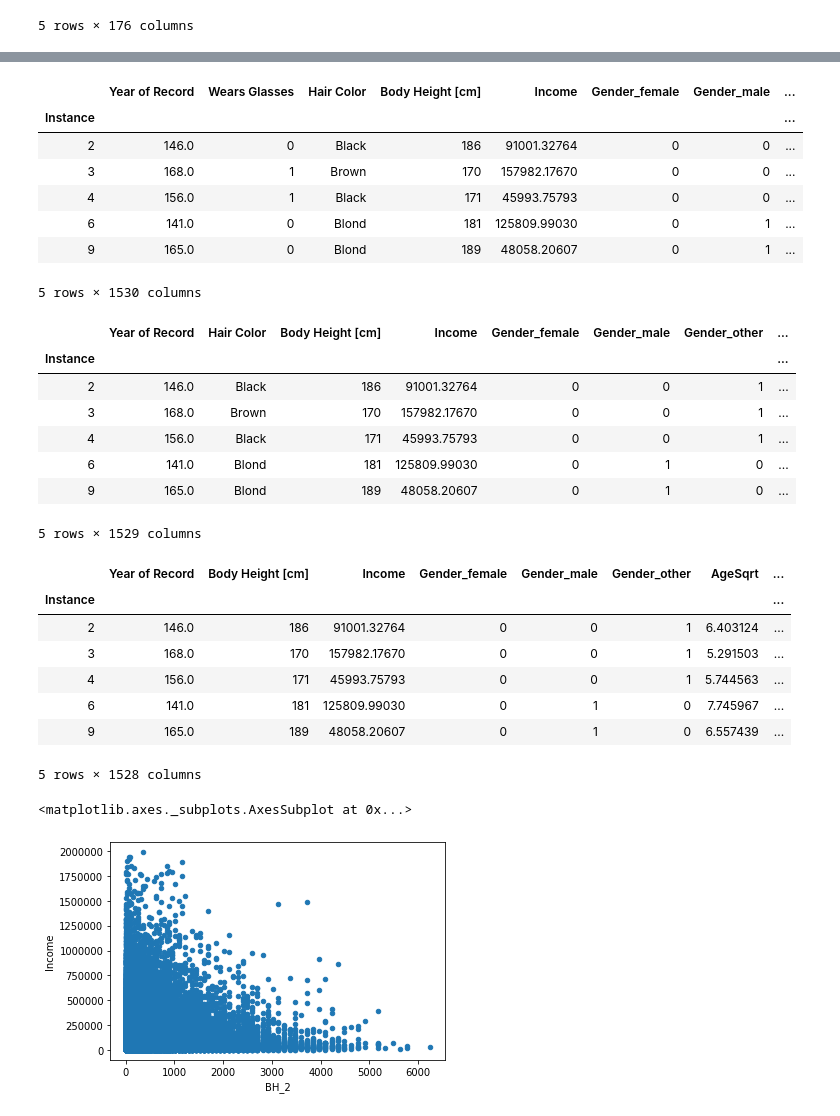
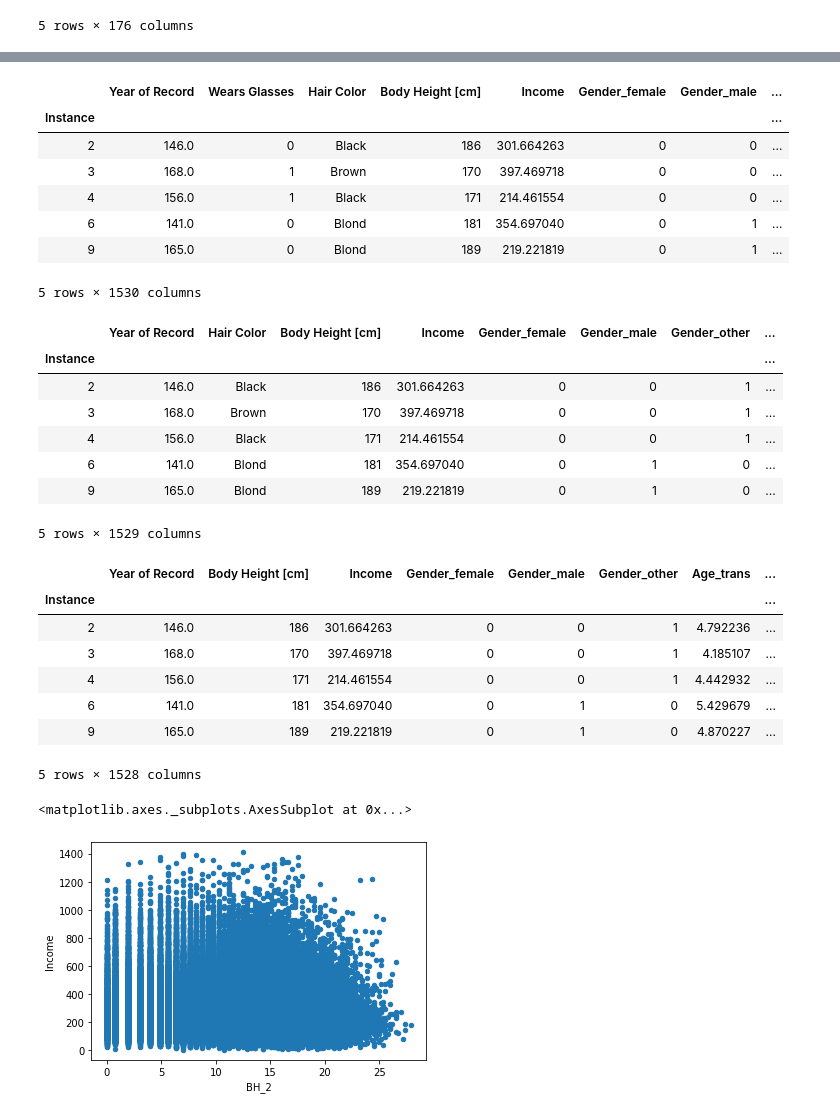
Before and after one commit to tannineo/cs7cs4-indi-comp, a Jupyter notebook: 20191014/training.ipynb, the cells around one changed output, grey strips where cells are left out. Saved outputs shown, nothing was run; the diff lists cells and outputs as text; code cells hidden in the pictures.

```diff
--- a/20191014/training.ipynb
+++ b/20191014/training.ipynb
@@ -27,6 +32,8 @@ training_data_df = training_data_df.drop(training_data_df[training_data_df['Inco
 training_data_df = training_data_df.drop(training_data_df[training_data_df['Body Height [cm]'] < 100].index)
 training_data_df = training_data_df.drop(training_data_df[training_data_df['Body Height [cm]'] > 250].index)
 
+training_data_df['Income'] = training_data_df['Income'].map(lambda inc: np.sqrt(np.abs(inc)))
+
 training_data_df.shape
 # %% [output]
 (89048, 11)
@@ -103,9 +110,17 @@ total_data_df.head()
 | 6 | 141.0 | 60.0 | Liberia | 56080 | senior security analyst | Bachelor | 0 | ... |
 | 9 | 165.0 | 43.0 | South Sudan | 85333 | intergovernmental outreach coordi... | No | 0 | ... |
 # %%
+# total_data_df['Age'].fillna(35, inplace=True)
+# total_data_df['AgeSqrt'] = total_data_df['Age'].map(lambda a: np.sqrt(a))
+# total_data_df.drop('Age', axis = 1, inplace = True)
+# total_data_df[:train_bound].plot.scatter(x='AgeSqrt', y = 'Income')
+
 total_data_df['Age'].fillna(35, inplace=True)
-total_data_df['AgeSqrt'] = total_data_df['Age'].map(lambda a: np.sqrt(a))
+
+trans = preprocessing.PowerTransformer(method='box-cox', standardize=False)
+total_data_df['Age_trans'] = trans.fit_transform(total_data_df[['Age']])
 total_data_df.drop('Age', axis = 1, inplace = True)
-total_data_df[:train_bound].plot.scatter(x='AgeSqrt', y = 'Income')
+
+total_data_df[:train_bound].plot.scatter(x='Age_trans', y = 'Income')
 # %% [output]
 <matplotlib.axes._subplots.AxesSubplot at 0x...>
@@ -127,6 +142,11 @@ total_data_df.head()
 | 9 | 165.0 | 85333 | intergovernmental outreach coordi... | No | 0 | Blond | ... |
 5 rows × 176 columns
 # %%
+total_data_df['SoC_8e6_1'] = total_data_df['Size of City'].map(lambda soc: soc if soc < 8e6 else 0.1)
+total_data_df['SoC_8e6_2'] = total_data_df['Size of City'].map(lambda soc: soc if soc > 8e6 else 0.1)
+total_data_df.drop('Size of City', axis = 1, inplace = True)
 
-total_data_df['SoC_8e6_1'] = total_data_df['Size of City'].map(lambda soc: soc if soc < 8e6 else 0)
-total_data_df['SoC_8e6_2'] = total_data_df['Size of City'].map(lambda soc: soc if soc > 8e6 else 0)
+trans = preprocessing.PowerTransformer(method='yeo-johnson', standardize=False)
+total_data_df['SoC_8e6_1'] = trans.fit_transform(total_data_df[['SoC_8e6_1']])
+
+total_data_df[:train_bound].plot.scatter(x='SoC_8e6_1', y = 'Income')
@@ -133,6 +155,0 @@ total_data_df['SoC_8e6_2'] = total_data_df['Size of City'].map(lambda soc: soc i
-# %%
-total_data_df['SoC_8e6_1'] = total_data_df['Size of City'].map(lambda soc: soc if soc < 8e6 else 0)
-total_data_df['SoC_8e6_2'] = total_data_df['Size of City'].map(lambda soc: soc if soc > 8e6 else 0)
-total_data_df.drop('Size of City', axis = 1, inplace = True)
-
-total_data_df.head()
@@ -174,11 +182,11 @@ total_data_df.head()
 # %% [output]
 |  | Year of Record | Wears Glasses | Hair Color | Body Height [cm] | Income | Gender_female | Gender_male | ... |
 | Instance |  |  |  |  |  |  |  | ... |
-| 2 | 146.0 | 0 | Black | 186 | 91001.32764 | 0 | 0 | ... |
-| 3 | 168.0 | 1 | Brown | 170 | 157982.17670 | 0 | 0 | ... |
-| 4 | 156.0 | 1 | Black | 171 | 45993.75793 | 0 | 0 | ... |
-| 6 | 141.0 | 0 | Blond | 181 | 125809.99030 | 0 | 1 | ... |
-| 9 | 165.0 | 0 | Blond | 189 | 48058.20607 | 0 | 1 | ... |
+| 2 | 146.0 | 0 | Black | 186 | 301.664263 | 0 | 0 | ... |
+| 3 | 168.0 | 1 | Brown | 170 | 397.469718 | 0 | 0 | ... |
+| 4 | 156.0 | 1 | Black | 171 | 214.461554 | 0 | 0 | ... |
+| 6 | 141.0 | 0 | Blond | 181 | 354.697040 | 0 | 1 | ... |
+| 9 | 165.0 | 0 | Blond | 189 | 219.221819 | 0 | 1 | ... |
 5 rows × 1530 columns
 # %%
 # dummies = pd.get_dummies(total_data_df['Wears Glasses'], prefix = 'WG')
@@ -192,11 +200,11 @@ total_data_df.head()
 # %% [output]
 |  | Year of Record | Hair Color | Body Height [cm] | Income | Gender_female | Gender_male | Gender_other | ... |
 | Instance |  |  |  |  |  |  |  | ... |
-| 2 | 146.0 | Black | 186 | 91001.32764 | 0 | 0 | 1 | ... |
-| 3 | 168.0 | Brown | 170 | 157982.17670 | 0 | 0 | 1 | ... |
-| 4 | 156.0 | Black | 171 | 45993.75793 | 0 | 0 | 1 | ... |
-| 6 | 141.0 | Blond | 181 | 125809.99030 | 0 | 1 | 0 | ... |
-| 9 | 165.0 | Blond | 189 | 48058.20607 | 0 | 1 | 0 | ... |
+| 2 | 146.0 | Black | 186 | 301.664263 | 0 | 0 | 1 | ... |
+| 3 | 168.0 | Brown | 170 | 397.469718 | 0 | 0 | 1 | ... |
+| 4 | 156.0 | Black | 171 | 214.461554 | 0 | 0 | 1 | ... |
+| 6 | 141.0 | Blond | 181 | 354.697040 | 0 | 1 | 0 | ... |
+| 9 | 165.0 | Blond | 189 | 219.221819 | 0 | 1 | 0 | ... |
 5 rows × 1529 columns
 # %%
 # total_data_df['Hair Color'].fillna('unknown', inplace = True)
@@ -211,18 +219,22 @@ total_data_df.drop('Hair Color', axis = 1, inplace = True)
 
 total_data_df.head()
 # %% [output]
-|  | Year of Record | Body Height [cm] | Income | Gender_female | Gender_male | Gender_other | AgeSqrt | ... |
+|  | Year of Record | Body Height [cm] | Income | Gender_female | Gender_male | Gender_other | Age_trans | ... |
 | Instance |  |  |  |  |  |  |  | ... |
-| 2 | 146.0 | 186 | 91001.32764 | 0 | 0 | 1 | 6.403124 | ... |
-| 3 | 168.0 | 170 | 157982.17670 | 0 | 0 | 1 | 5.291503 | ... |
-| 4 | 156.0 | 171 | 45993.75793 | 0 | 0 | 1 | 5.744563 | ... |
-| 6 | 141.0 | 181 | 125809.99030 | 0 | 1 | 0 | 7.745967 | ... |
-| 9 | 165.0 | 189 | 48058.20607 | 0 | 1 | 0 | 6.557439 | ... |
+| 2 | 146.0 | 186 | 301.664263 | 0 | 0 | 1 | 4.792236 | ... |
+| 3 | 168.0 | 170 | 397.469718 | 0 | 0 | 1 | 4.185107 | ... |
+| 4 | 156.0 | 171 | 214.461554 | 0 | 0 | 1 | 4.442932 | ... |
+| 6 | 141.0 | 181 | 354.697040 | 0 | 1 | 0 | 5.429679 | ... |
+| 9 | 165.0 | 189 | 219.221819 | 0 | 1 | 0 | 4.870227 | ... |
 5 rows × 1528 columns
 # %%
 total_data_df['BH_2'] = total_data_df['Body Height [cm]'].map(lambda bh: (180 - bh)**2)
 total_data_df.drop('Body Height [cm]', axis = 1, inplace = True)
+
+trans = preprocessing.PowerTransformer(method='yeo-johnson', standardize=False)
+total_data_df['BH_2'] = trans.fit_transform(total_data_df[['BH_2']])
+
 total_data_df[:train_bound].plot.scatter(x='BH_2', y = 'Income')
 # %% [output]
 <matplotlib.axes._subplots.AxesSubplot at 0x...>
-[figure, old version]
+[figure, new version]
```
Also changed, not shown: parts of 12 cells of this notebook, 3 other files.
